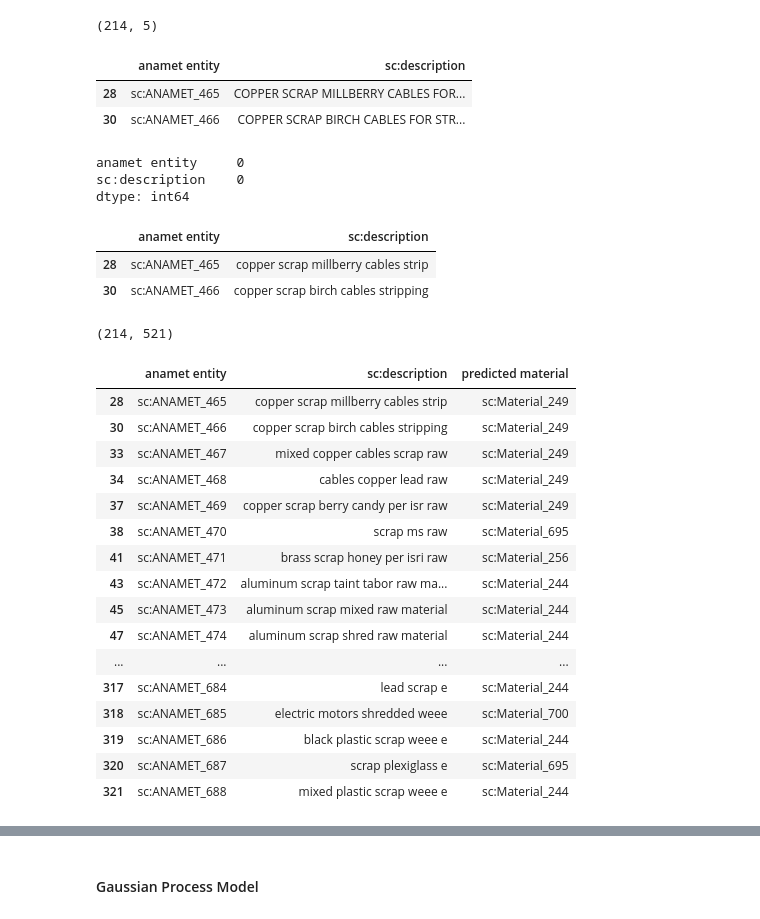
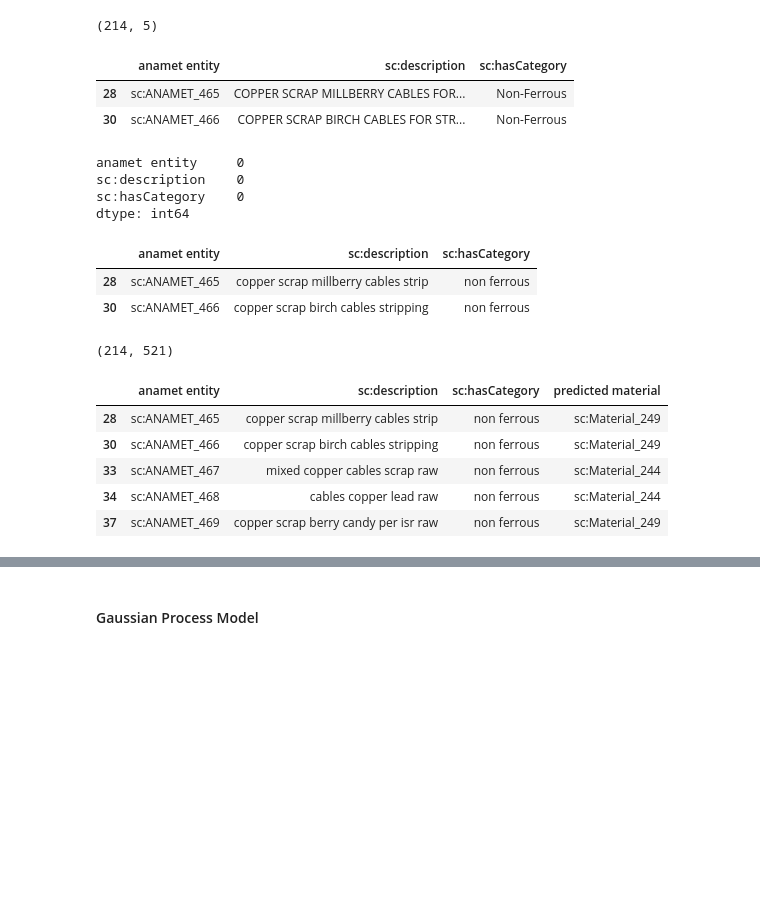
Before and after one commit to costasmexis/phd, a Jupyter notebook: scrap/predict_materials_ANAMET.ipynb, the cells around one changed output, grey strips where cells are left out. Cells and saved outputs as stored; diff of their text form; code cells hidden in the pictures; blank space fills up the shorter version.

```diff
--- a/scrap/predict_materials_ANAMET.ipynb
+++ b/scrap/predict_materials_ANAMET.ipynb
@@ -262,7 +264,7 @@ param_grid = {'kernel': ('linear', 'rbf') ,
               'C':[5, 10, 12, 15, 20, 25],
               'gamma': [1,0.1,0.2, 0.3, 0.5, 0.01,0.001]
              }
-grid = GridSearchCV(SVC(random_state=42) , param_grid , refit=True , verbose=0, cv=5)
+grid = GridSearchCV(SVC(probability=True, random_state=42) , param_grid , refit=True , verbose=0, cv=5)
 grid.fit(train_vectors, y_train)
 print(grid.best_estimator_)
 
@@ -437,18 +435,19 @@ anamet_data.shape
 (214, 5)
 # %%
 anamet_data = anamet_data[['anamet entity', 'sc:description', 'sc:hasCategory']]
-anamet_data = anamet_data[['anamet entity', 'sc:description']]
+# anamet_data = anamet_data[['anamet entity', 'sc:description']]
 
 anamet_data.head(2)
 # %% [output]
-|  | anamet entity | sc:description |
-| 28 | sc:ANAMET_465 | COPPER SCRAP MILLBERRY CABLES FOR... |
-| 30 | sc:ANAMET_466 | COPPER SCRAP BIRCH CABLES FOR STR... |
+|  | anamet entity | sc:description | sc:hasCategory |
+| 28 | sc:ANAMET_465 | COPPER SCRAP MILLBERRY CABLES FOR... | Non-Ferrous |
+| 30 | sc:ANAMET_466 | COPPER SCRAP BIRCH CABLES FOR STR... | Non-Ferrous |
 # %%
 anamet_data.isna().sum()
 # %% [output]
 anamet entity     0
 sc:description    0
+sc:hasCategory    0
 dtype: int64
 # %%
 for col in anamet_data.drop('anamet entity', axis=1).columns:
@@ -456,13 +455,13 @@ for col in anamet_data.drop('anamet entity', axis=1).columns:
 
 anamet_data.head(2)
 # %% [output]
-|  | anamet entity | sc:description |
-| 28 | sc:ANAMET_465 | copper scrap millberry cables strip |
-| 30 | sc:ANAMET_466 | copper scrap birch cables stripping |
+|  | anamet entity | sc:description | sc:hasCategory |
+| 28 | sc:ANAMET_465 | copper scrap millberry cables strip | non ferrous |
+| 30 | sc:ANAMET_466 | copper scrap birch cables stripping | non ferrous |
 # %%
 anamet_data_X = pd.DataFrame()
-# anamet_data_X['corpus'] = anamet_data['sc:description'] + ' ' + anamet_data['sc:hasCategory']
-anamet_data_X['corpus'] = anamet_data['sc:description']
+anamet_data_X['corpus'] = anamet_data['sc:description'] + ' ' + anamet_data['sc:hasCategory']
+# anamet_data_X['corpus'] = anamet_data['sc:description']
 # %%
 X = anamet_data_X['corpus']
 
@@ -477,23 +476,12 @@ y_hat = model.predict(anamet_train_vectors)
 # %%
 anamet_data['predicted material'] = y_hat
 
 pd.set_option('display.max_rows', 300)
-anamet_data
+anamet_data.head()
 # %% [output]
-|  | anamet entity | sc:description | predicted material |
-| 28 | sc:ANAMET_465 | copper scrap millberry cables strip | sc:Material_249 |
-| 30 | sc:ANAMET_466 | copper scrap birch cables stripping | sc:Material_249 |
-| 33 | sc:ANAMET_467 | mixed copper cables scrap raw | sc:Material_249 |
-| 34 | sc:ANAMET_468 | cables copper lead raw | sc:Material_249 |
-| 37 | sc:ANAMET_469 | copper scrap berry candy per isr raw | sc:Material_249 |
-| 38 | sc:ANAMET_470 | scrap ms raw | sc:Material_695 |
-| 41 | sc:ANAMET_471 | brass scrap honey per isri raw | sc:Material_256 |
-| 43 | sc:ANAMET_472 | aluminum scrap taint tabor raw ma... | sc:Material_244 |
-| 45 | sc:ANAMET_473 | aluminum scrap mixed raw material | sc:Material_244 |
-| 47 | sc:ANAMET_474 | aluminum scrap shred raw material | sc:Material_244 |
-| ... | ... | ... | ... |
-| 317 | sc:ANAMET_684 | lead scrap e | sc:Material_244 |
-| 318 | sc:ANAMET_685 | electric motors shredded weee | sc:Material_700 |
-| 319 | sc:ANAMET_686 | black plastic scrap weee e | sc:Material_244 |
-| 320 | sc:ANAMET_687 | scrap plexiglass e | sc:Material_695 |
-| 321 | sc:ANAMET_688 | mixed plastic scrap weee e | sc:Material_244 |
+|  | anamet entity | sc:description | sc:hasCategory | predicted material |
+| 28 | sc:ANAMET_465 | copper scrap millberry cables strip | non ferrous | sc:Material_249 |
+| 30 | sc:ANAMET_466 | copper scrap birch cables stripping | non ferrous | sc:Material_249 |
+| 33 | sc:ANAMET_467 | mixed copper cables scrap raw | non ferrous | sc:Material_244 |
+| 34 | sc:ANAMET_468 | cables copper lead raw | non ferrous | sc:Material_244 |
+| 37 | sc:ANAMET_469 | copper scrap berry candy per isr raw | non ferrous | sc:Material_249 |
```
Also changed, not shown: parts of 14 cells of this notebook.
